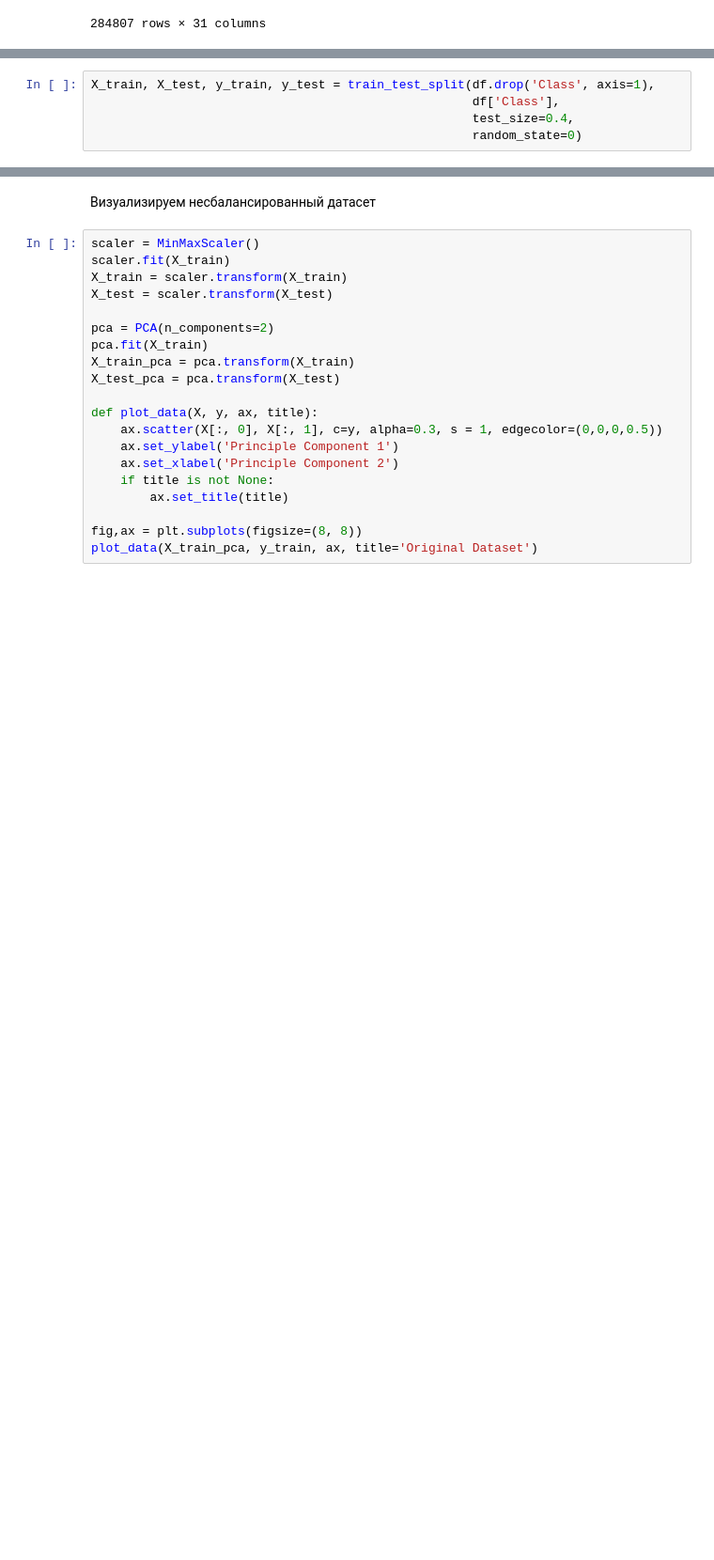
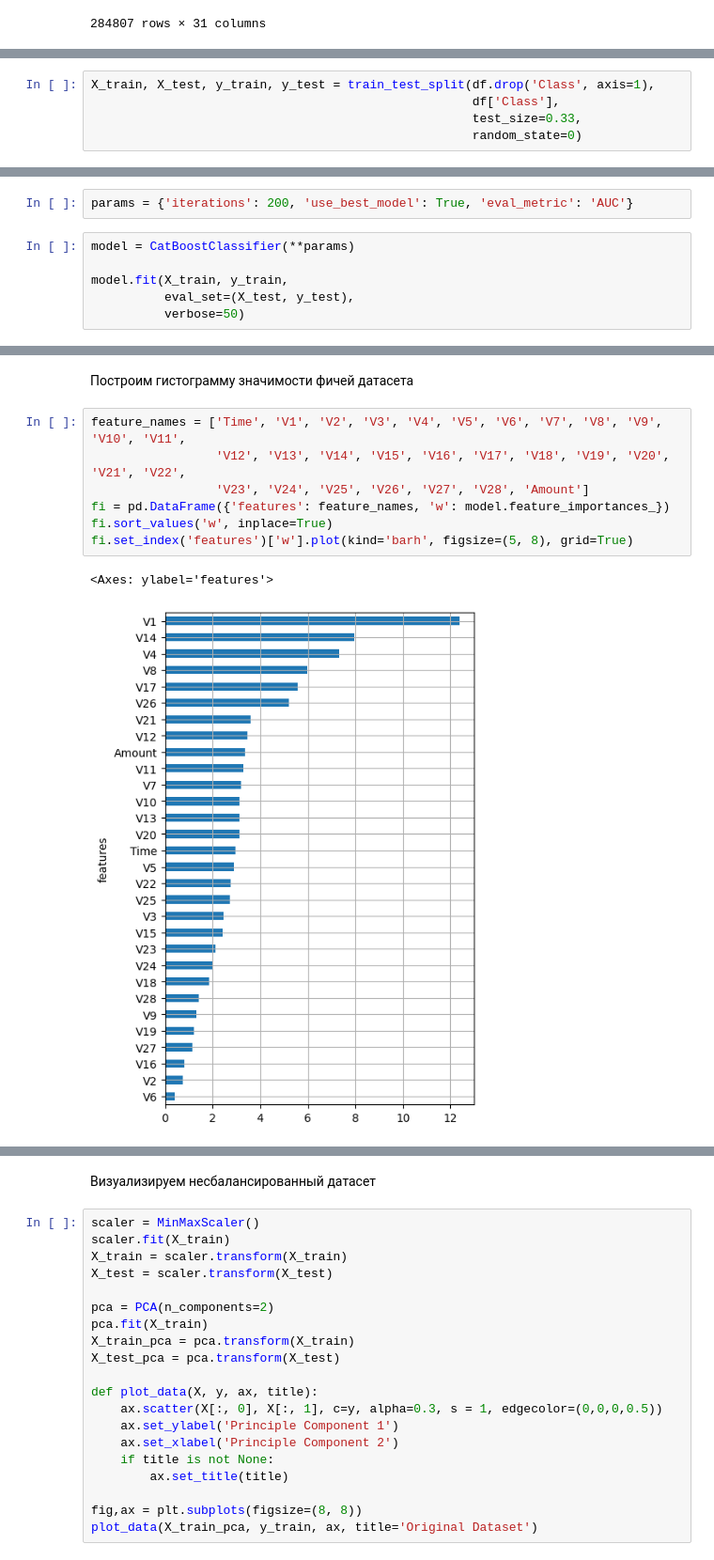
Before and after one commit to KirillPogranichny/ml-fefu-course, a Jupyter notebook: XGBoost.ipynb, the cells around one changed output, grey strips where cells are left out. Shown: that part at 94% size. Saved outputs shown, nothing was run; the diff lists cells and outputs as text; blank space fills up the shorter version.

Commit message:
CatBoosting on imbalanced dataset

```diff
--- a/XGBoost.ipynb
+++ b/XGBoost.ipynb
@@ -50,5 +52,5 @@ display(df)
 # %%
 X_train, X_test, y_train, y_test = train_test_split(df.drop('Class', axis=1),
                                                     df['Class'],
-                                                    test_size=0.4,
+                                                    test_size=0.33,
                                                     random_state=0)
@@ -54,0 +59,8 @@ X_train, X_test, y_train, y_test = train_test_split(df.drop('Class', axis=1),
+# %%
+params = {'iterations': 200, 'use_best_model': True, 'eval_metric': 'AUC'}
+# %%
+model = CatBoostClassifier(**params)
+
+model.fit(X_train, y_train,
+          eval_set=(X_test, y_test),
+          verbose=50)
@@ -54,0 +92,12 @@ X_train, X_test, y_train, y_test = train_test_split(df.drop('Class', axis=1),
+# %% [markdown]
+Построим гистограмму значимости фичей датасета
+# %%
+feature_names = ['Time', 'V1', 'V2', 'V3', 'V4', 'V5', 'V6', 'V7', 'V8', 'V9', 'V10', 'V11',
+                 'V12', 'V13', 'V14', 'V15', 'V16', 'V17', 'V18', 'V19', 'V20', 'V21', 'V22',
+                 'V23', 'V24', 'V25', 'V26', 'V27', 'V28', 'Amount']
+fi = pd.DataFrame({'features': feature_names, 'w': model.feature_importances_})
+fi.sort_values('w', inplace=True)
+fi.set_index('features')['w'].plot(kind='barh', figsize=(5, 8), grid=True)
+# %% [output]
+<Axes: ylabel='features'>
+[figure, added]
```
Also changed, not shown: parts of 19 cells of this notebook, 1 other file.
